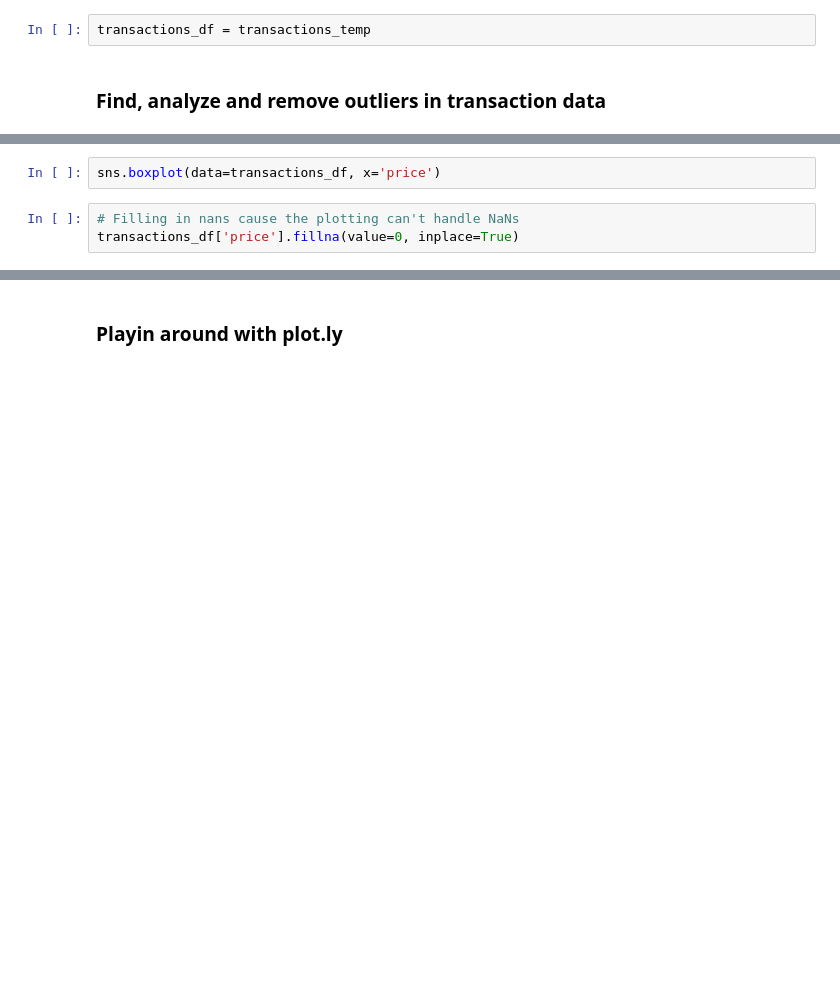
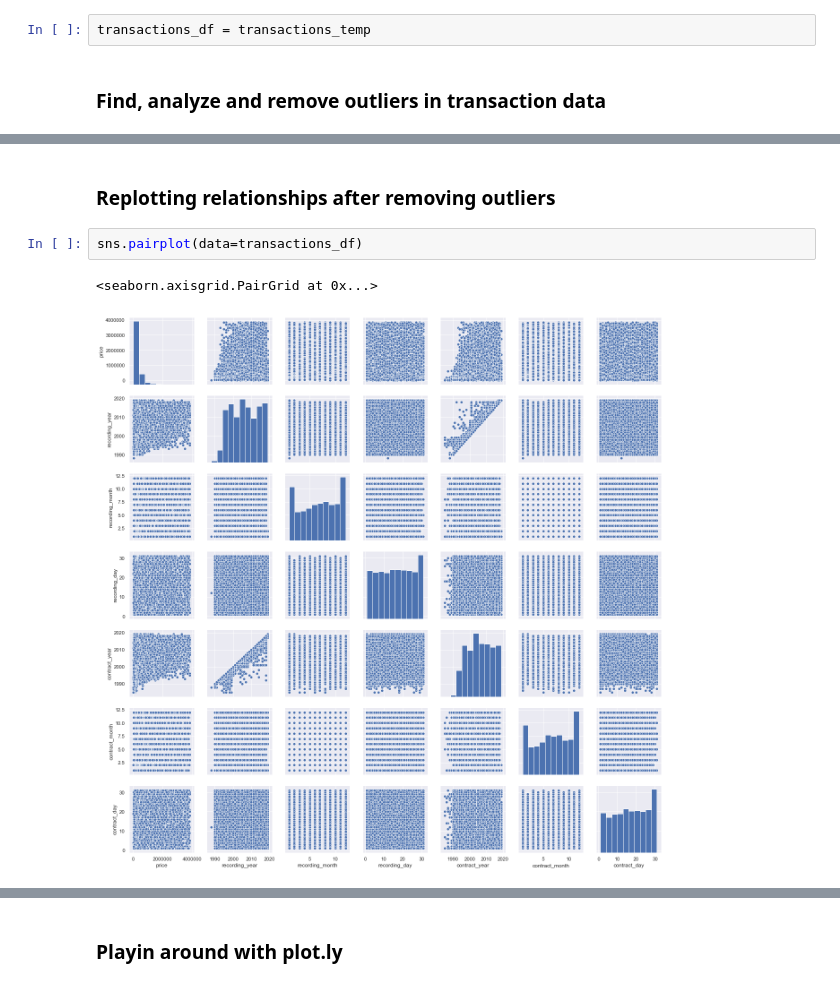
Before and after one commit to Viveckh/LilHomie, a Jupyter notebook: TruliaEDA.ipynb, the cells around one changed output, grey strips where cells are left out. Saved outputs shown, nothing was run; the diff lists cells and outputs as text; blank space fills up the shorter version.

```diff
--- a/TruliaEDA.ipynb
+++ b/TruliaEDA.ipynb
@@ -222,7 +585,9 @@ transactions_df[transactions_df['price'].isna()]
+# %% [markdown]
+### Replotting relationships after removing outliers
 # %%
-sns.boxplot(data=transactions_df, x='price')
+sns.pairplot(data=transactions_df)
+# %% [output]
+<seaborn.axisgrid.PairGrid at 0x...>
+[figure, added]
-# %%
-# Filling in nans cause the plotting can't handle NaNs
-transactions_df['price'].fillna(value=0, inplace=True)
 # %%
 sns.boxplot(data=transactions_df, x='price')
```
Also changed, not shown: parts of 65 cells of this notebook.
